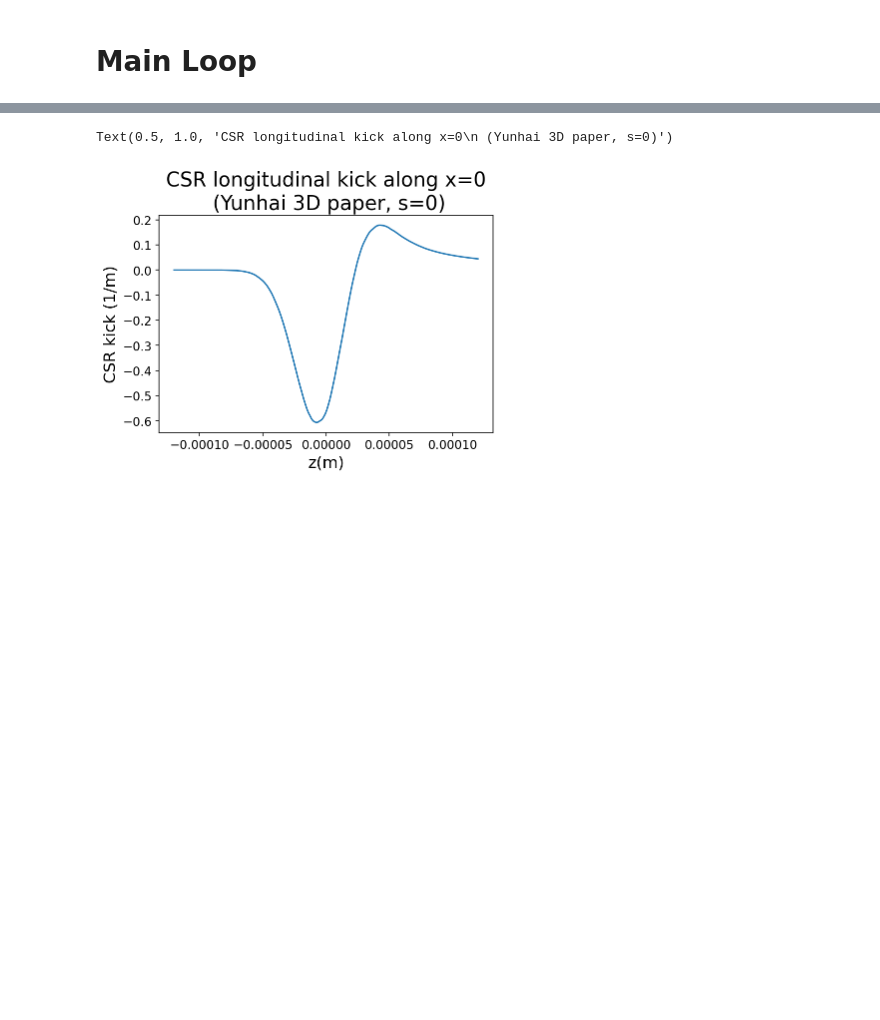
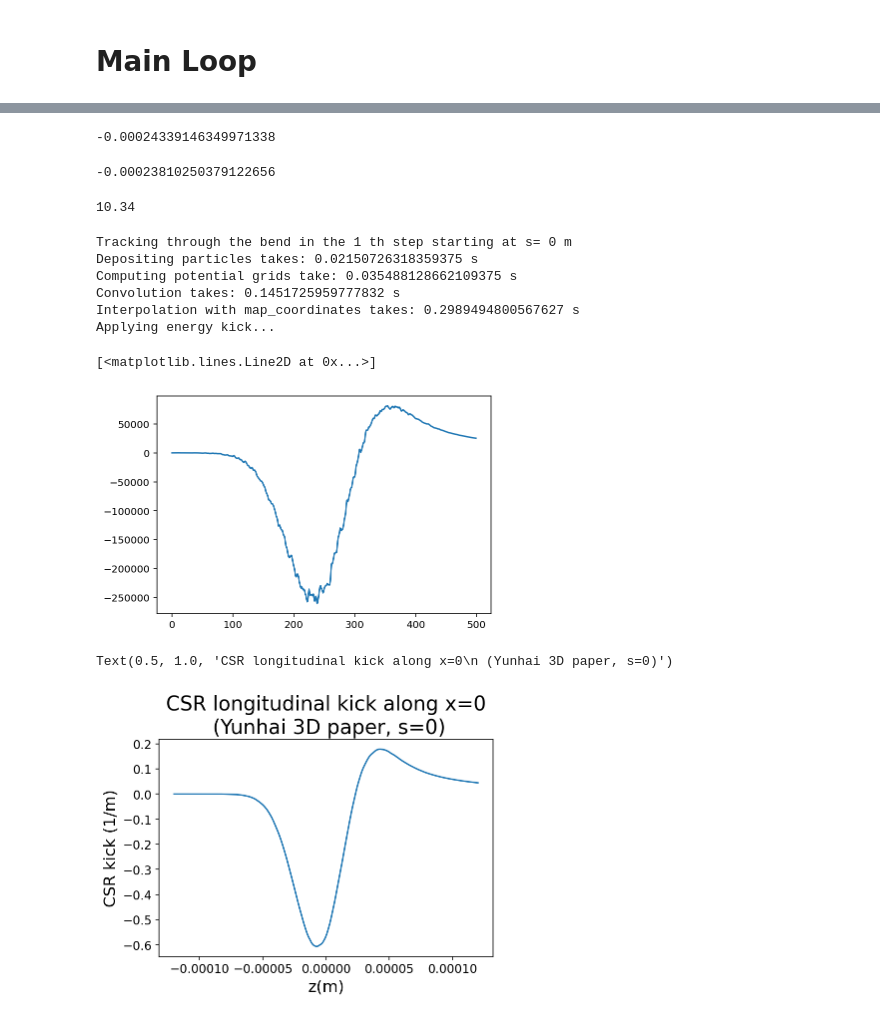
Before and after one commit to weiyuanlou/PyCSR2D, a Jupyter notebook: benchmarking/one_bend/CT2.ipynb, the cells around one changed output, grey strips where cells are left out. Cells and saved outputs as stored; diff of their text form; code cells hidden in the pictures; blank space fills up the shorter version.

```diff
--- a/benchmarking/one_bend/CT2.ipynb
+++ b/benchmarking/one_bend/CT2.ipynb
@@ -31,7 +44,7 @@ r_e = scipy.constants.value('classical electron radius')
 gamma = 9804
 # gamma = 9.784756043574142e+03  # Glen
 
-rho = 10.34 * 100 # Bend radius in m
+rho = 10.34 # Bend radius in m
 LB = 0.5     # Bend length in m
 
 # Desired beam optics at the END of the bend ( see Yunhai's 3D CSR paper )
@@ -76,7 +89,7 @@ Q = e_charge * Nb
 ## Additional parameters
 beta = (1-1/gamma**2)**(1/2)
 mc2 = 510998.950
-P0c = gamma * beta * mc2  # in eV
+p0c = gamma * beta * mc2  # in eV
 
 # overtaking distance ( for Tao )
 L0 = (24*sigma_z*rho**2)**(1/3)
@@ -300,3 +298,47 @@ Text(0.5, 1.0, 'CSR longitudinal kick along x=0\n (Yunhai 3D paper, s=0)')
+# %%
+haha = csr2d_kick_calc(beam[4,:], beam[0,:], charges, gamma=gamma, rho=rho, nz=100, nx=100, zlim=zlim, xlim=xlim,
+                                     map_f = map)['ddelta_ds']
+np.mean(haha)
+# %% [output]
+-0.00024339146349971338
+# %%
+haha = csr1d_steady_state_kick_calc(beam[4,:], charges, nz=100, rho=rho, normalized_units=False)['denergy_ds']/(gamma*mec2)
+np.mean(haha)
+# %% [output]
+-0.00023810250379122656
+# %%
+rho
+# %% [output]
+10.34
+# %%
+# Tracking bend for just one step
+
+#factor = 8
+#xlim =[-np.std(beam[0])*factor, np.std(beam[0])*factor]
+#zlim =[-np.std(beam[4])*factor, np.std(beam[4])*factor]
+
+xlim=None
+zlim=None
+
+
+#h5 = h5py.File('test.h5','w')
+with cf.ProcessPoolExecutor(max_workers=20) as executor:
+    ob = track_bend_with_2d_csr(P, p0c=p0c, gamma=gamma, L=0.5, g=1/rho, g_err=0, N_step=1, s0=0, nz=500, nx=500, xlim=xlim, zlim=zlim,
+                                    map_f=map, CSR_on = True, CSR_1D_only = False, energy_kick_on=True, xp_kick_on=False,
+                               bend_name='the bend', keep_Pin=True, debug=True, save_all_P=True, h5_save=False)
+#h5.close()
+# %% [output]
+Tracking through the bend in the 1 th step starting at s= 0 m
+Depositing particles takes: 0.02150726318359375 s
+Computing potential grids take: 0.035488128662109375 s
+Convolution takes: 0.1451725959777832 s
+Interpolation with map_coordinates takes: 0.2989494800567627 s
+Applying energy kick...
+# %%
+plt.plot(ob['csr_data_list'][0]['Ws_grid'][:,250])
+# %% [output]
+[<matplotlib.lines.Line2D at 0x...>]
+[figure, added]
 # %%
 kick_factor = r_e*Q/e_charge/gamma
 
```
Also changed, not shown: parts of 46 cells of this notebook, 2 other files.
